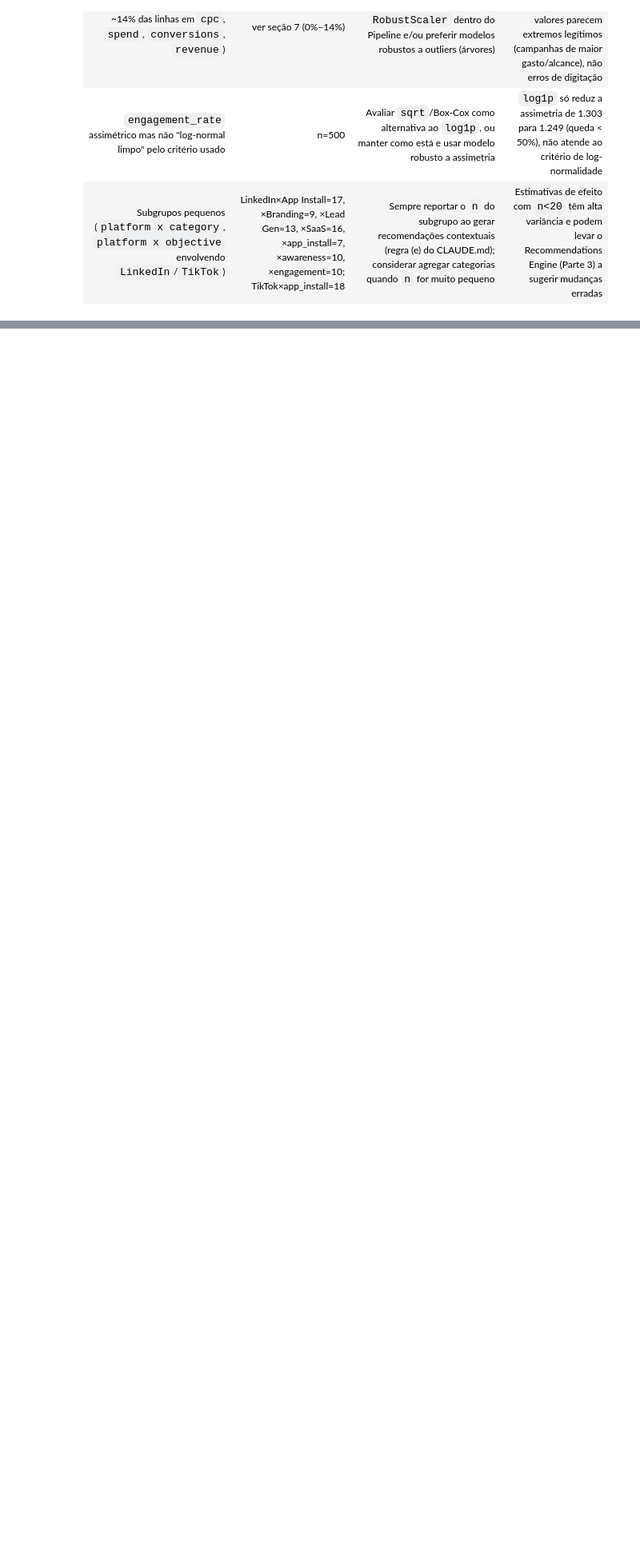
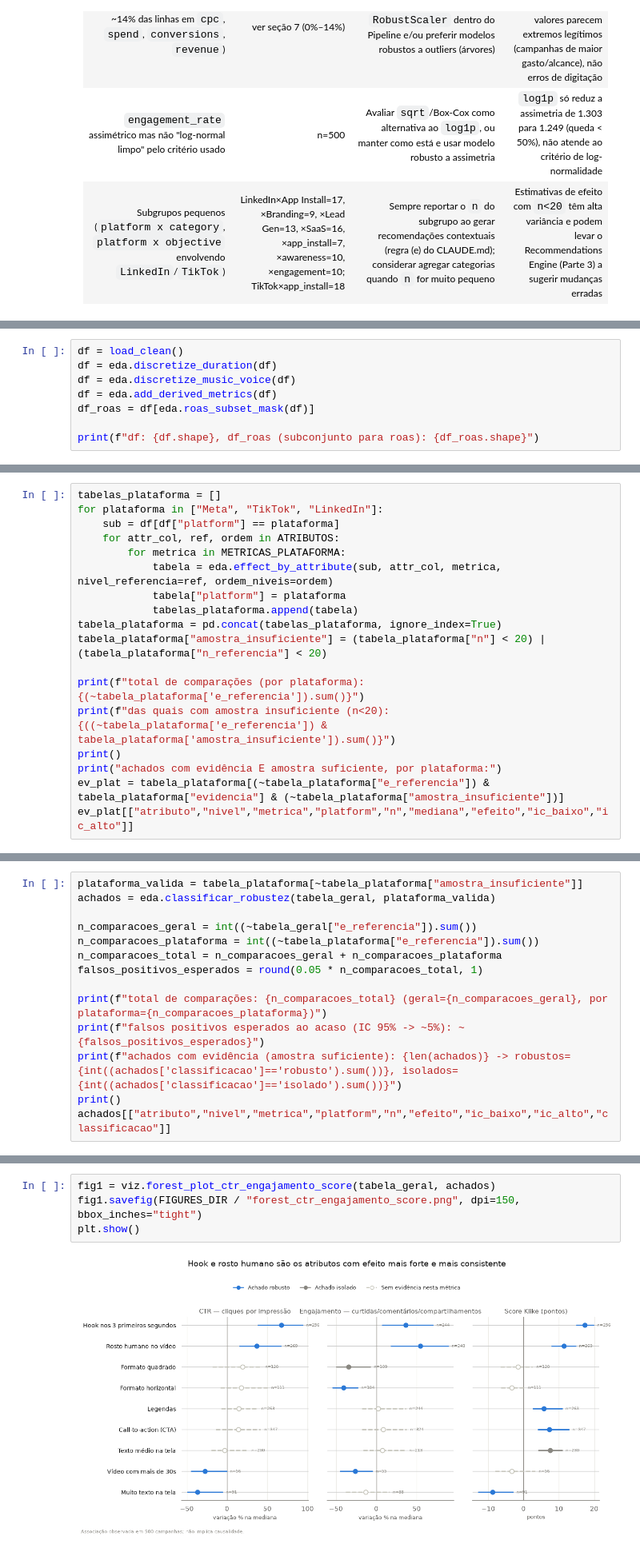
Before and after one commit to emilybrtt/take-home-challenge-klike, a Jupyter notebook: notebooks/01_eda.ipynb, the cells around one changed output, grey strips where cells are left out. Shown at 80% size. Saved outputs shown, nothing was run; the diff lists cells and outputs as text; blank space fills up the shorter version.

Commit message:
feat: gera as 4 visualizações finais da Parte 1 e fecha o README

```diff
--- a/notebooks/01_eda.ipynb
+++ b/notebooks/01_eda.ipynb
@@ -377,0 +776,8 @@ Nenhum tratamento foi aplicado nesta etapa — apenas diagnóstico. Os tratament
+# %%
+df = load_clean()
+df = eda.discretize_duration(df)
+df = eda.discretize_music_voice(df)
+df = eda.add_derived_metrics(df)
+df_roas = df[eda.roas_subset_mask(df)]
+
+print(f"df: {df.shape}, df_roas (subconjunto para roas): {df_roas.shape}")
@@ -377,0 +1007,18 @@ Nenhum tratamento foi aplicado nesta etapa — apenas diagnóstico. Os tratament
+# %%
+tabelas_plataforma = []
+for plataforma in ["Meta", "TikTok", "LinkedIn"]:
+    sub = df[df["platform"] == plataforma]
+    for attr_col, ref, ordem in ATRIBUTOS:
+        for metrica in METRICAS_PLATAFORMA:
+            tabela = eda.effect_by_attribute(sub, attr_col, metrica, nivel_referencia=ref, ordem_niveis=ordem)
+            tabela["platform"] = plataforma
+            tabelas_plataforma.append(tabela)
+tabela_plataforma = pd.concat(tabelas_plataforma, ignore_index=True)
+tabela_plataforma["amostra_insuficiente"] = (tabela_plataforma["n"] < 20) | (tabela_plataforma["n_referencia"] < 20)
+
+print(f"total de comparações (por plataforma): {(~tabela_plataforma['e_referencia']).sum()}")
+print(f"das quais com amostra insuficiente (n<20): {((~tabela_plataforma['e_referencia']) & tabela_plataforma['amostra_insuficiente']).sum()}")
+print()
+print("achados com evidência E amostra suficiente, por plataforma:")
+ev_plat = tabela_plataforma[(~tabela_plataforma["e_referencia"]) & tabela_plataforma["evidencia"] & (~tabela_plataforma["amostra_insuficiente"])]
+ev_plat[["atributo","nivel","metrica","platform","n","mediana","efeito","ic_baixo","ic_alto"]]
@@ -377,0 +1065,14 @@ Nenhum tratamento foi aplicado nesta etapa — apenas diagnóstico. Os tratament
+# %%
+plataforma_valida = tabela_plataforma[~tabela_plataforma["amostra_insuficiente"]]
+achados = eda.classificar_robustez(tabela_geral, plataforma_valida)
+
+n_comparacoes_geral = int((~tabela_geral["e_referencia"]).sum())
+n_comparacoes_plataforma = int((~tabela_plataforma["e_referencia"]).sum())
+n_comparacoes_total = n_comparacoes_geral + n_comparacoes_plataforma
+falsos_positivos_esperados = round(0.05 * n_comparacoes_total, 1)
+
+print(f"total de comparações: {n_comparacoes_total} (geral={n_comparacoes_geral}, por plataforma={n_comparacoes_plataforma})")
+print(f"falsos positivos esperados ao acaso (IC 95% -> ~5%): ~{falsos_positivos_esperados}")
+print(f"achados com evidência (amostra suficiente): {len(achados)} -> robustos={int((achados['classificacao']=='robusto').sum())}, isolados={int((achados['classificacao']=='isolado').sum())}")
+print()
+achados[["atributo","nivel","metrica","platform","n","efeito","ic_baixo","ic_alto","classificacao"]]
@@ -377,0 +1166,6 @@ Nenhum tratamento foi aplicado nesta etapa — apenas diagnóstico. Os tratament
+# %%
+fig1 = viz.forest_plot_ctr_engajamento_score(tabela_geral, achados)
+fig1.savefig(FIGURES_DIR / "forest_ctr_engajamento_score.png", dpi=150, bbox_inches="tight")
+plt.show()
+# %% [output]
+[figure, added]
```
Also changed, not shown: parts of 63 cells of this notebook, 15 other files.
